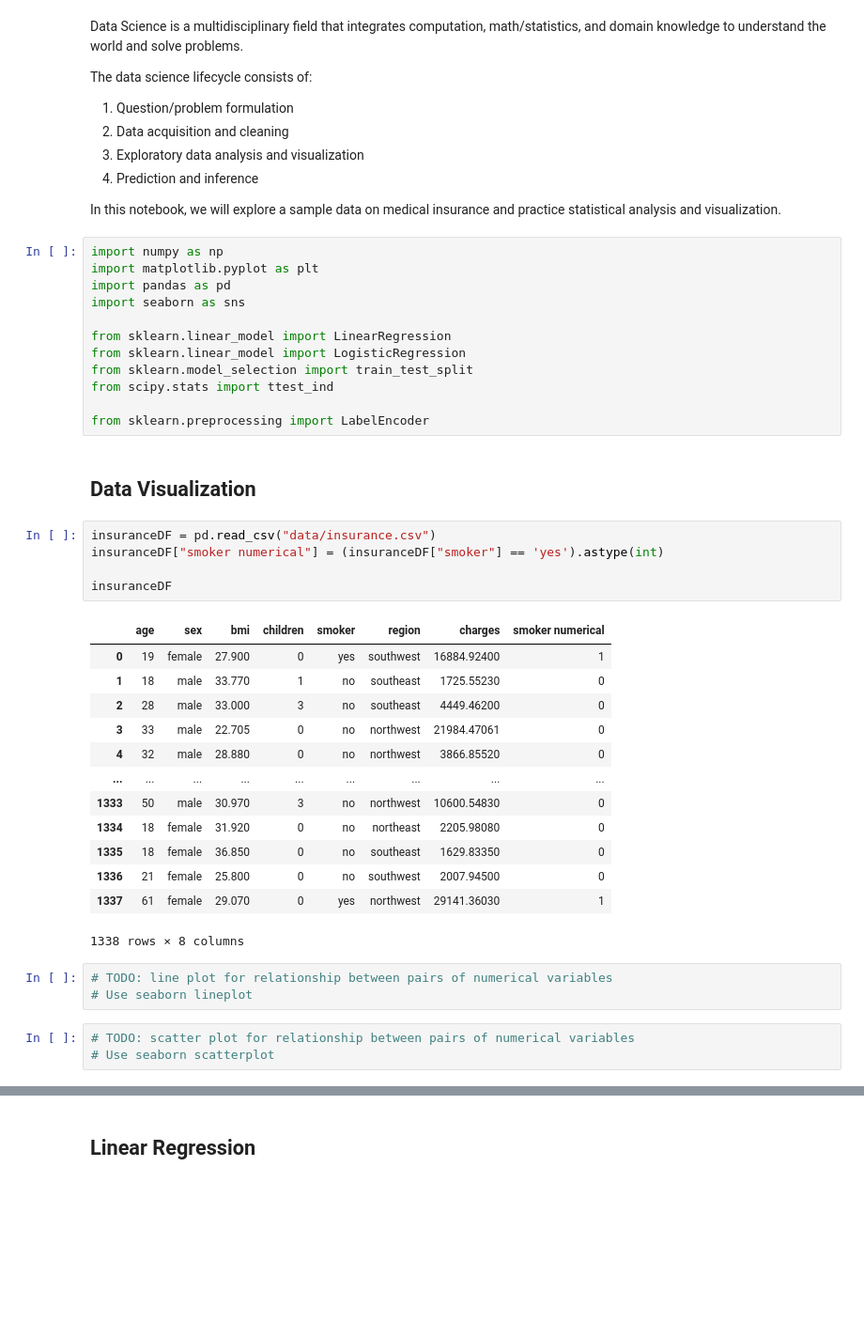
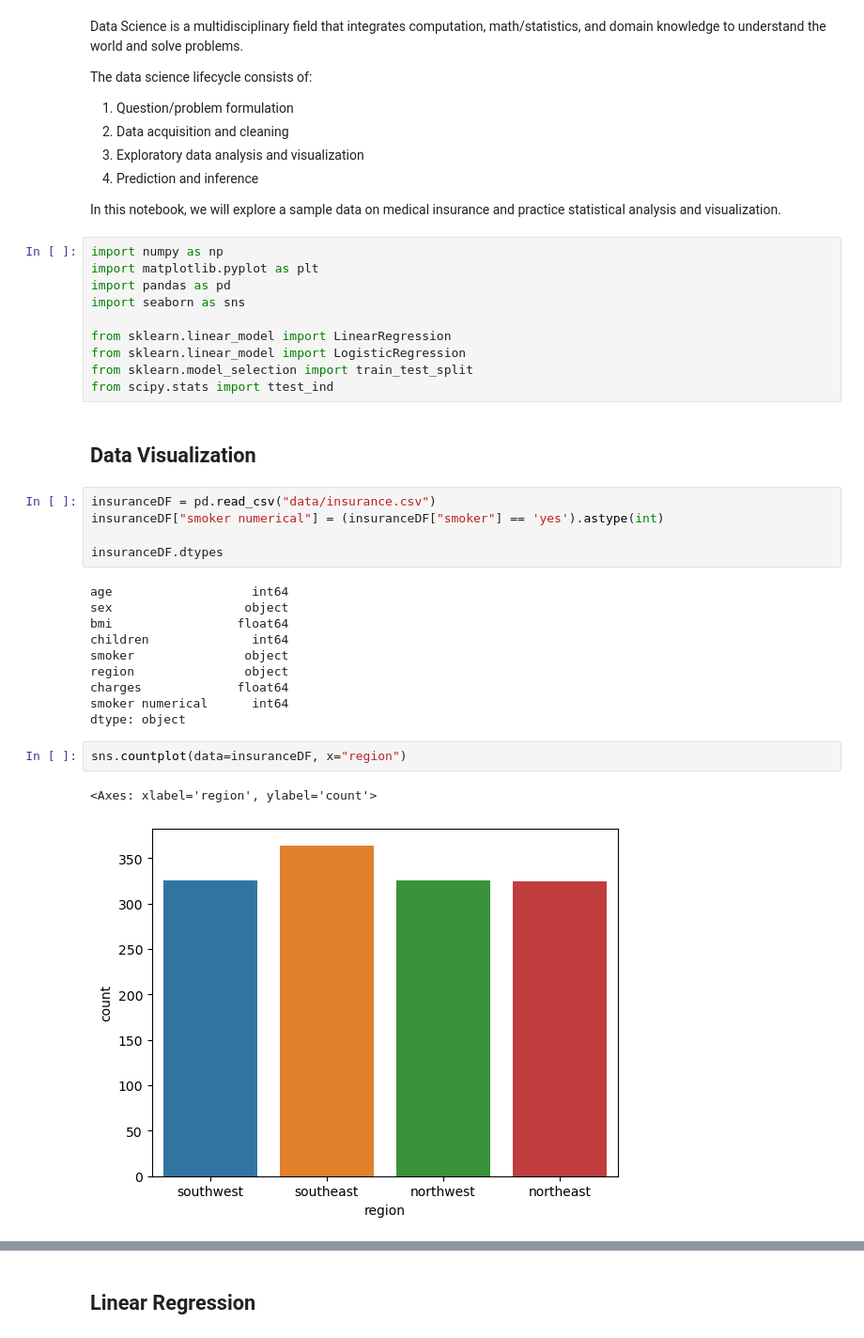
Before and after one commit to monkeygobah/code_grand_rounds, a Jupyter notebook: module_3_Data_Science/DS_Workshop_2.ipynb, the cells around one changed output, grey strips where cells are left out. Shown: that part at 94% size. Cells and saved outputs as stored; diff of their text form; blank space fills up the shorter version.

```diff
--- a/module_3_Data_Science/DS_Workshop_2.ipynb
+++ b/module_3_Data_Science/DS_Workshop_2.ipynb
@@ -26,32 +26,25 @@ from sklearn.linear_model import LinearRegression
 from sklearn.linear_model import LogisticRegression
 from sklearn.model_selection import train_test_split
 from scipy.stats import ttest_ind
-
-from sklearn.preprocessing import LabelEncoder
 # %% [markdown]
 ## Data Visualization
 # %%
 insuranceDF = pd.read_csv("data/insurance.csv")
 insuranceDF["smoker numerical"] = (insuranceDF["smoker"] == 'yes').astype(int)
 
-insuranceDF
+insuranceDF.dtypes
 # %% [output]
-|  | age | sex | bmi | children | smoker | region | charges | smoker numerical |
-| 0 | 19 | female | 27.900 | 0 | yes | southwest | 16884.92400 | 1 |
-| 1 | 18 | male | 33.770 | 1 | no | southeast | 1725.55230 | 0 |
-| 2 | 28 | male | 33.000 | 3 | no | southeast | 4449.46200 | 0 |
-| 3 | 33 | male | 22.705 | 0 | no | northwest | 21984.47061 | 0 |
-| 4 | 32 | male | 28.880 | 0 | no | northwest | 3866.85520 | 0 |
-| ... | ... | ... | ... | ... | ... | ... | ... | ... |
-| 1333 | 50 | male | 30.970 | 3 | no | northwest | 10600.54830 | 0 |
-| 1334 | 18 | female | 31.920 | 0 | no | northeast | 2205.98080 | 0 |
-| 1335 | 18 | female | 36.850 | 0 | no | southeast | 1629.83350 | 0 |
-| 1336 | 21 | female | 25.800 | 0 | no | southwest | 2007.94500 | 0 |
-| 1337 | 61 | female | 29.070 | 0 | yes | northwest | 29141.36030 | 1 |
-1338 rows × 8 columns
+age                   int64
+sex                  object
+bmi                 float64
+children              int64
+smoker               object
+region               object
+charges             float64
+smoker numerical      int64
+dtype: object
-# %%
-# TODO: line plot for relationship between pairs of numerical variables
-# Use seaborn lineplot
-# %%
-# TODO: scatter plot for relationship between pairs of numerical variables
-# Use seaborn scatterplot
+# %%
+sns.countplot(data=insuranceDF, x="region")
+# %% [output]
+<Axes: xlabel='region', ylabel='count'>
+[figure, added]
```
Also changed, not shown: parts of 15 cells of this notebook.
